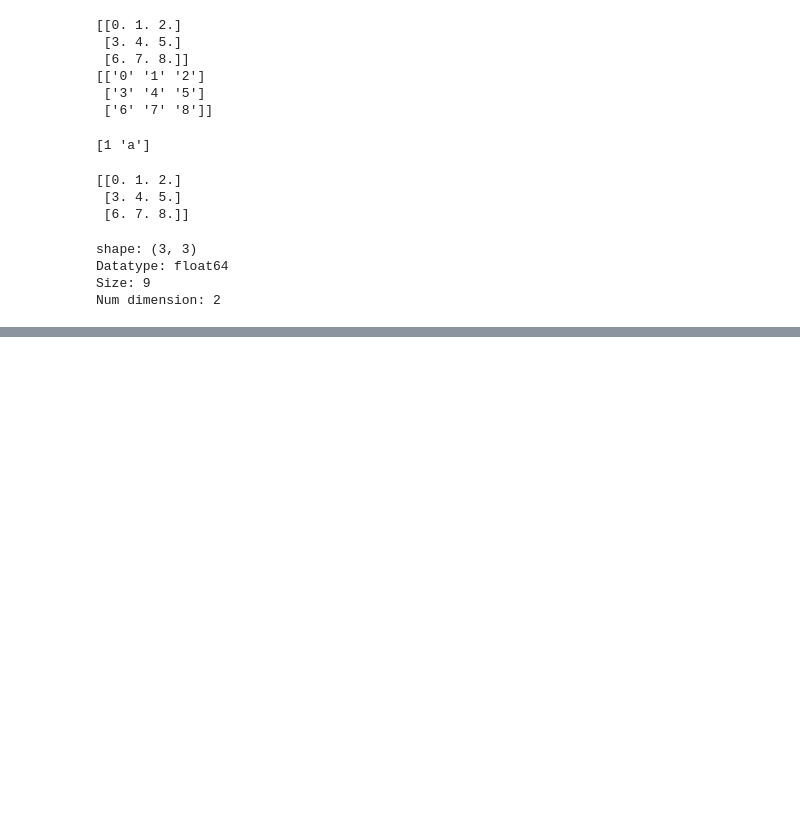
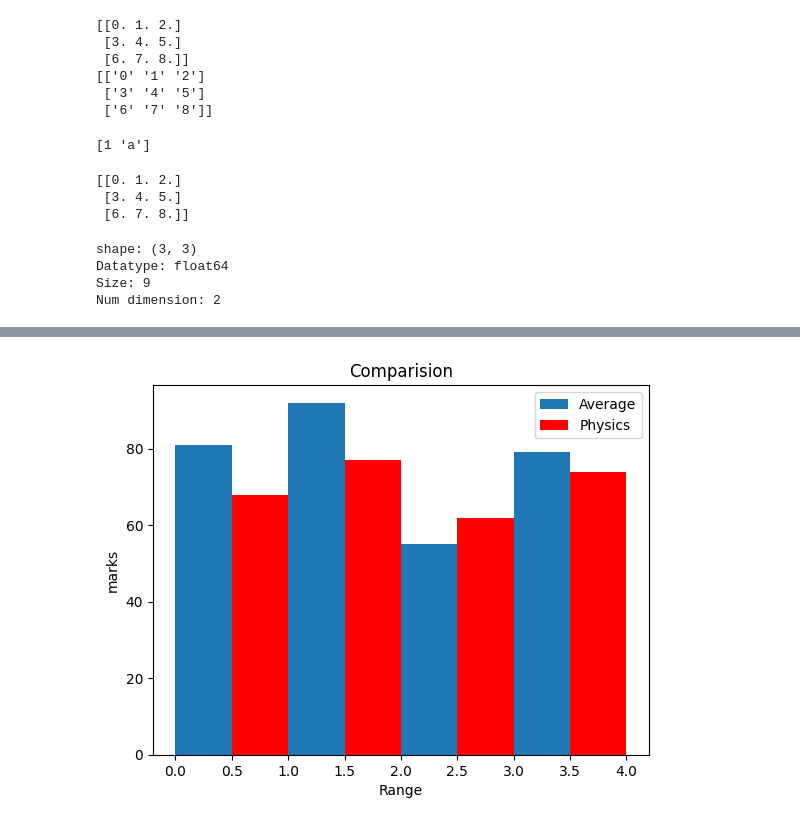
Before and after one commit to Chinu2522/2101206032, a Jupyter notebook: python.ipynb, the cells around one changed output, grey strips where cells are left out. Saved outputs shown, nothing was run; the diff lists cells and outputs as text; code cells hidden in the pictures; blank space fills up the shorter version.

```diff
--- a/python.ipynb
+++ b/python.ipynb
@@ -89,0 +109,14 @@ Num dimension: 2
+# %%
+avg_marks=[81,92,55,79]
+physics=[68,77,62,74]
+
+plt.bar([0.25,1.25,2.25,3.25],avg_marks,label="Average",width=.5)
+plt.bar([0.75,1.75,2.75,3.75],physics,label="Physics",color='r',width=.5)
+
+plt.legend()
+plt.xlabel('Range')
+plt.ylabel('marks')
+plt.title('Comparision')
+plt.show()
+# %% [output]
+[figure, added]
```
Also changed, not shown: parts of 2 cells of this notebook.
